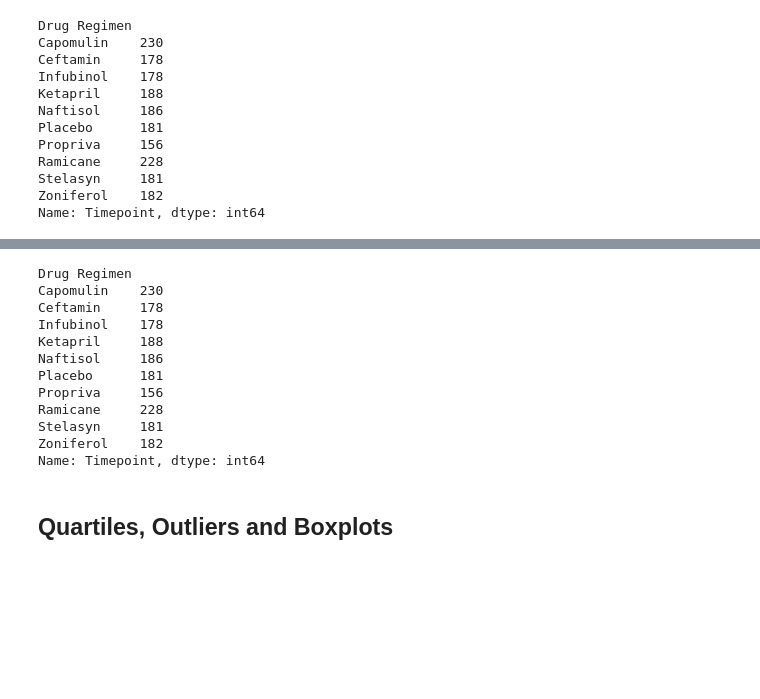
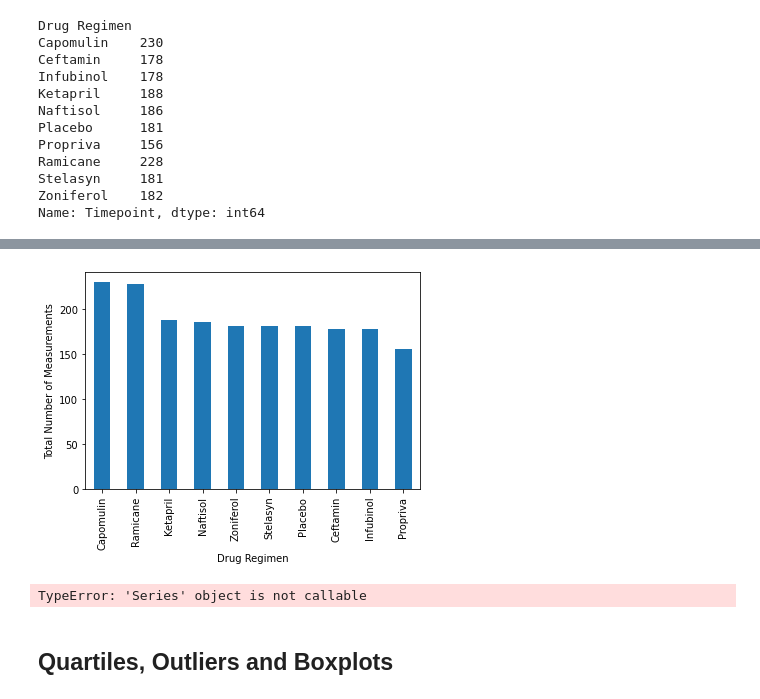
Before and after one commit to dorisakpovwa/Matplotlib_challenge, a Jupyter notebook: Pymaceuticals/pymaceuticals_starter.ipynb, the cells around one changed output, grey strips where cells are left out. Drawn from its saved outputs; the diff is of its cells as text; code cells hidden in the pictures; blank space fills up the shorter version.

```diff
--- a/Pymaceuticals/pymaceuticals_starter.ipynb
+++ b/Pymaceuticals/pymaceuticals_starter.ipynb
@@ -196,20 +208,28 @@ plt.xlabel('Timepoint')
+# %%
+newmousedata_meas.plot(kind="bar")
+plt.xlabel("Drug Regimen")
+plt.xticks(rotation=90)
+plt.ylabel("Total Number of Measurements")
+
+plt.bar
+
+plt.show()
+# %% [output]
+[figure, added]
 # %%
-newmousedata_measuremnt = newmousedata.groupby(['Drug Regimen'])['Timepoint']
-newmousedata_measuremnt.count()
+
 # Generate a bar plot showing the total number of measurements taken on each drug regimen using pyplot.
+
+
+plt.bar(newmousedata_meas)
+#.plot(kind="bar")
+plt.xlabel("Drug Regimen")
+plt.ylabel("Total Number of Measurements")
+
+# x= np.arange(170, 240, 10)
+plt.show()
 # %% [output]
-Drug Regimen
-Capomulin    230
-Ceftamin     178
-Infubinol    178
-Ketapril     188
-Naftisol     186
-Placebo      181
-Propriva     156
-Ramicane     228
-Stelasyn     181
-Zoniferol    182
-Name: Timepoint, dtype: int64
+TypeError: 'Series' object is not callable
 # %%
 # Generate a pie plot showing the distribution of female versus male mice using pandas
 # %%
```
Also changed, not shown: parts of 3 cells of this notebook.
